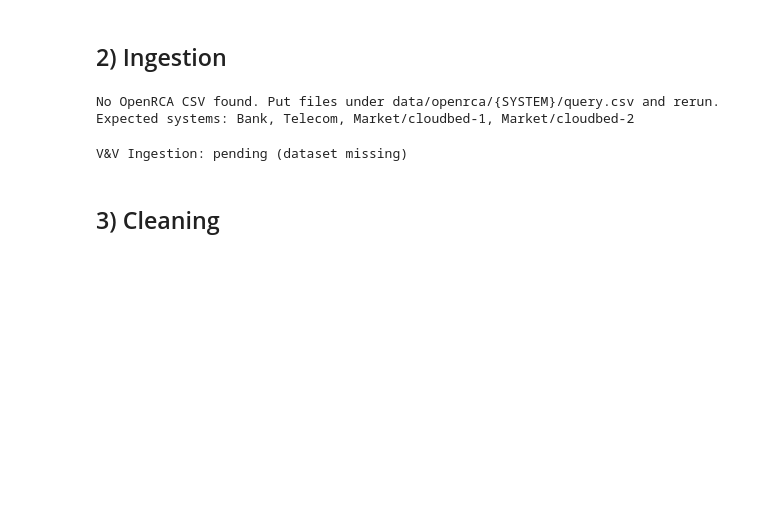
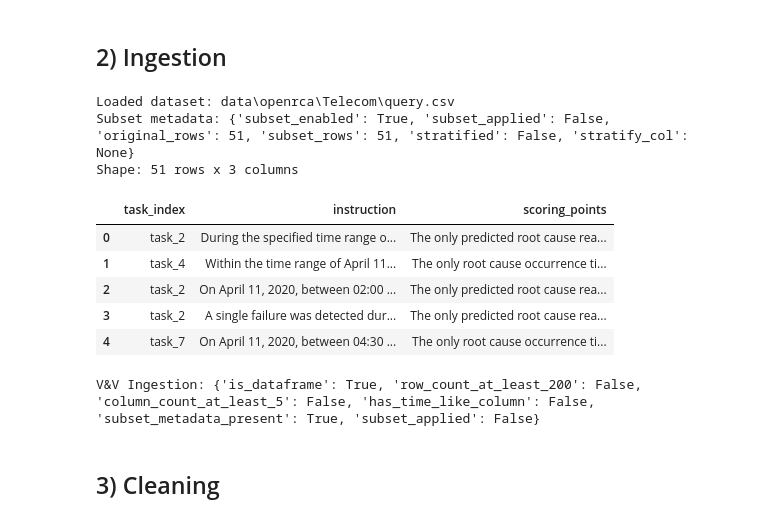
Before and after one commit to Ohara124c41/ai-programming-foundations-project, a Jupyter notebook: data_workflow.ipynb, the cells around one changed output. Cells and saved outputs as stored; diff of their text form; code cells hidden in the pictures; blank space fills up the shorter version.

Commit message:
feat: update data selection and validation criteria

```diff
--- a/data_workflow.ipynb
+++ b/data_workflow.ipynb
@@ -279,54 +265,65 @@ Official OpenRCA data folder: https://drive.google.com/drive/folders/1wGiEnu4OkW
 DATA_DIR = Path("data")
 DATA_DIR.mkdir(parents=True, exist_ok=True)
 
-bootstrap_dataset_path = Path(globals().get("DOWNLOADED_DATASET_PATH", DATA_DIR / "openrca" / "Telecom" / "query.csv"))
-openrca_preferred_paths = [
-    bootstrap_dataset_path,
-    DATA_DIR / "openrca" / "Telecom" / "query.csv",
-    DATA_DIR / "openrca" / "Bank" / "query.csv",
-    DATA_DIR / "openrca" / "Market" / "cloudbed-1" / "query.csv",
-    DATA_DIR / "openrca" / "Market" / "cloudbed-2" / "query.csv",
-]
+system_name = str(globals().get("OPENRCA_SYSTEM_PREFERENCE", "Telecom"))
+system_dir = DATA_DIR / "openrca" / system_name
+
+# Prefer telecom telemetry metric tables because they satisfy project size constraints.
+bootstrap_dataset_path = Path(
+    globals().get(
+        "DOWNLOADED_DATASET_PATH",
+        system_dir / "telemetry" / "2020_04_11" / "metric" / "metric_service.csv",
+    )
+)
+preferred_metric_csvs = sorted(system_dir.glob("telemetry/*/metric/*.csv"), key=lambda x: str(x).lower())
+preferred_query_csvs = sorted(system_dir.glob("query.csv"), key=lambda x: str(x).lower())
+preferred_record_csvs = sorted(system_dir.glob("record.csv"), key=lambda x: str(x).lower())
+
+openrca_preferred_paths = [bootstrap_dataset_path] + preferred_metric_csvs + preferred_query_csvs + preferred_record_csvs
 PREFERRED_DATASET_PATH = next((p for p in openrca_preferred_paths if p.exists()), None)
 
-openrca_query_csvs = sorted(DATA_DIR.glob("**/query.csv"), key=lambda x: str(x).lower())
-system_preference = str(globals().get("OPENRCA_SYSTEM_PREFERENCE", "Telecom")).lower()
-preferred_query_csvs = [p for p in openrca_query_csvs if system_preference in str(p).lower()]
-fallback_query_csvs = [p for p in openrca_query_csvs if p not in preferred_query_csvs]
+fallback_openrca_csvs = sorted((DATA_DIR / "openrca").glob("**/*.csv"), key=lambda x: str(x).lower())
 generic_csvs = sorted(
     [p for p in DATA_DIR.glob("*.csv")] + [p for p in Path(".").glob("*.csv")],
     key=lambda x: str(x).lower(),
 )
-candidate_csvs = preferred_query_csvs + fallback_query_csvs + generic_csvs
+candidate_csvs = [p for p in openrca_preferred_paths if p.exists()] + [p for p in fallback_openrca_csvs if p not in openrca_preferred_paths] + generic_csvs
 
 if PREFERRED_DATASET_PATH is not None:
     DATASET_PATH = PREFERRED_DATASET_PATH
 elif candidate_csvs:
     DATASET_PATH = candidate_csvs[0]
 else:
     DATASET_PATH = None
 
 if DATASET_PATH is None:
     df_raw = None
     SUBSET_METADATA = None
-    print("No OpenRCA CSV found. Put files under data/openrca/{SYSTEM}/query.csv and rerun.")
+    print("No OpenRCA CSV found. Put files under data/openrca/{SYSTEM}/... and rerun.")
     print("Expected systems: Bank, Telecom, Market/cloudbed-1, Market/cloudbed-2")
 else:
     df_raw = pd.read_csv(DATASET_PATH, low_memory=False)
     df_raw, SUBSET_METADATA = maybe_subset_dataframe(
         df_raw,
         enabled=SUBSET_ENABLED,
         max_rows=SUBSET_MAX_ROWS,
         random_state=SUBSET_RANDOM_STATE,
         stratify_col=SUBSET_STRATIFY_COLUMN,
     )
     print(f"Loaded dataset: {DATASET_PATH}")
     print(f"Subset metadata: {SUBSET_METADATA}")
     print(f"Shape: {df_raw.shape[0]} rows x {df_raw.shape[1]} columns")
     display(df_raw.head())
 # %% [output]
-No OpenRCA CSV found. Put files under data/openrca/{SYSTEM}/query.csv and rerun.
-Expected systems: Bank, Telecom, Market/cloudbed-1, Market/cloudbed-2
+Loaded dataset: data\openrca\Telecom\query.csv
+Subset metadata: {'subset_enabled': True, 'subset_applied': False, 'original_rows': 51, 'subset_rows': 51, 'stratified': False, 'stratify_col': None}
+Shape: 51 rows x 3 columns
+|  | task_index | instruction | scoring_points |
+| 0 | task_2 | During the specified time range o... | The only predicted root cause rea... |
+| 1 | task_4 | Within the time range of April 11... | The only root cause occurrence ti... |
+| 2 | task_2 | On April 11, 2020, between 02:00 ... | The only predicted root cause rea... |
+| 3 | task_2 | A single failure was detected dur... | The only predicted root cause rea... |
+| 4 | task_7 | On April 11, 2020, between 04:30 ... | The only root cause occurrence ti... |
 # %%
 if df_raw is None:
     print("V&V Ingestion: pending (dataset missing)")
@@ -342,7 +339,7 @@ else:
     }
     print("V&V Ingestion:", ingestion_checks)
 # %% [output]
-V&V Ingestion: pending (dataset missing)
+V&V Ingestion: {'is_dataframe': True, 'row_count_at_least_200': False, 'column_count_at_least_5': False, 'has_time_like_column': False, 'subset_metadata_present': True, 'subset_applied': False}
 # %% [markdown]
 ## 3) Cleaning
 # %%
```
Also changed, not shown: parts of 6 cells of this notebook.
